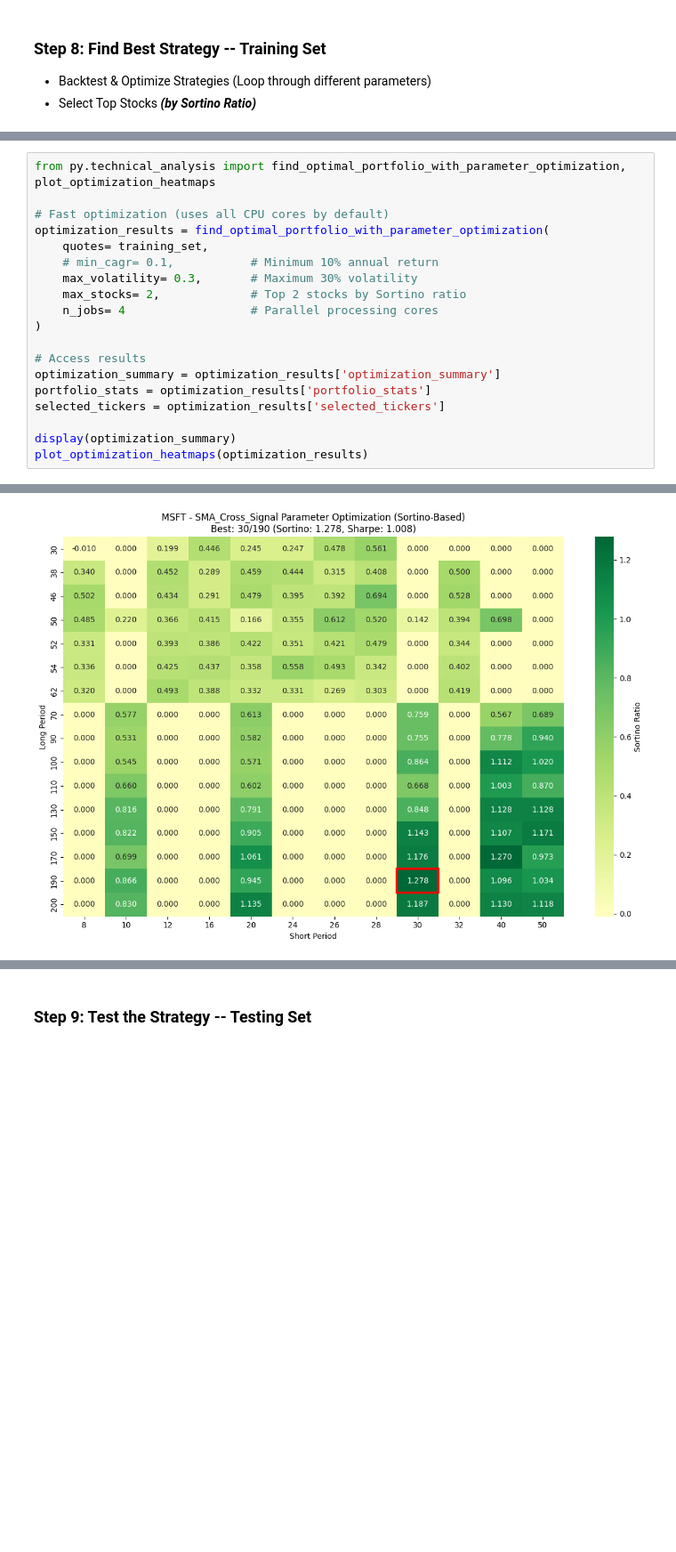
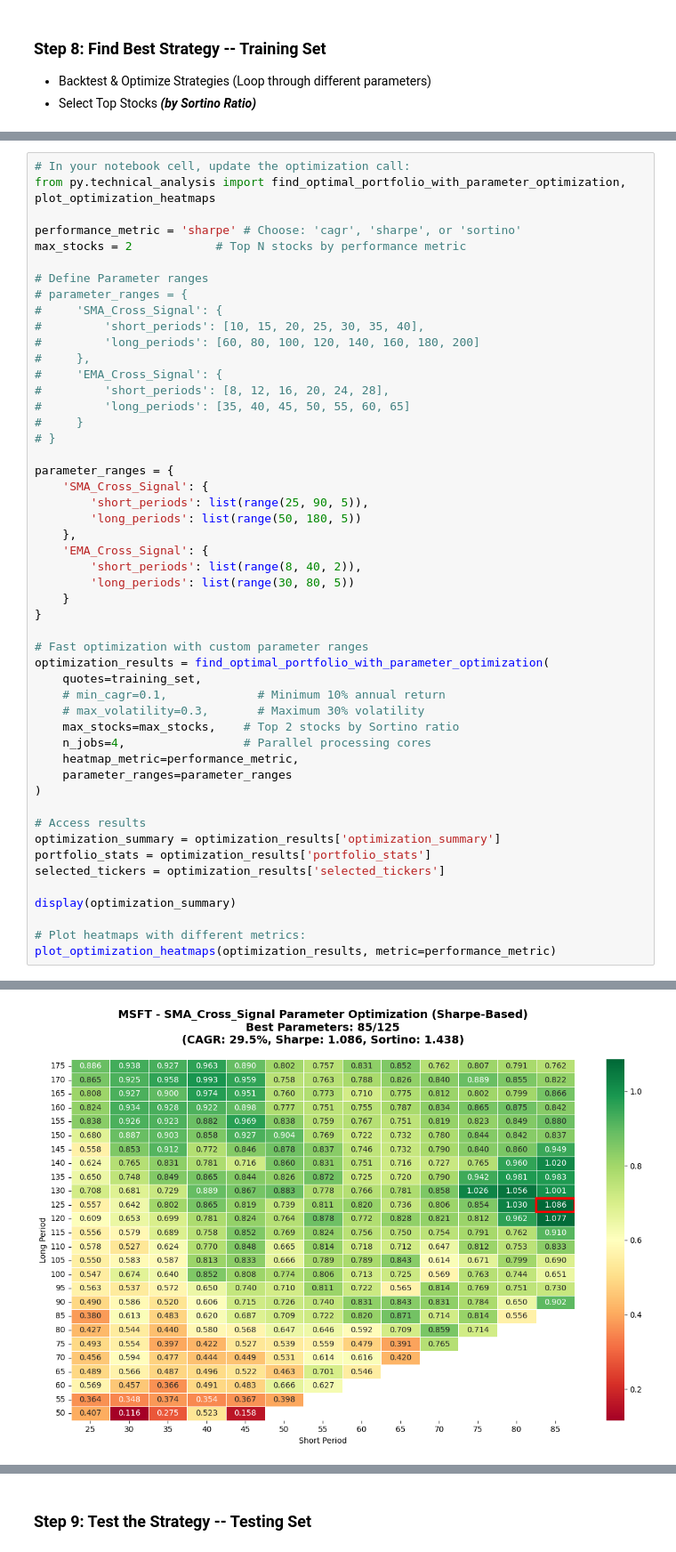
Before and after one commit to renan-peres/mfin-algo-trading-team, a Jupyter notebook: 02_short_term_portfolio.ipynb, the cells around one changed output, grey strips where cells are left out. Shown at 89% size. Drawn from its saved outputs; the diff is of its cells as text; blank space fills up the shorter version.

Commit message:
Heatmap Parameters Update

```diff
--- a/02_short_term_portfolio.ipynb
+++ b/02_short_term_portfolio.ipynb
@@ -346,13 +365,42 @@ Testing period: 2023-06-02 00:00:00 to 2025-06-04 00:00:00
 # %%
+# In your notebook cell, update the optimization call:
 from py.technical_analysis import find_optimal_portfolio_with_parameter_optimization, plot_optimization_heatmaps
 
-# Fast optimization (uses all CPU cores by default)
+performance_metric = 'sharpe' # Choose: 'cagr', 'sharpe', or 'sortino'
+max_stocks = 2            # Top N stocks by performance metric
+
+# Define Parameter ranges
+# parameter_ranges = {
+#     'SMA_Cross_Signal': {
+#         'short_periods': [10, 15, 20, 25, 30, 35, 40],
+#         'long_periods': [60, 80, 100, 120, 140, 160, 180, 200]
+#     },
+#     'EMA_Cross_Signal': {
+#         'short_periods': [8, 12, 16, 20, 24, 28],
+#         'long_periods': [35, 40, 45, 50, 55, 60, 65]
+#     }
+# }
+
+parameter_ranges = {
+    'SMA_Cross_Signal': {
+        'short_periods': list(range(25, 90, 5)),
+        'long_periods': list(range(50, 180, 5))
+    },
+    'EMA_Cross_Signal': {
+        'short_periods': list(range(8, 40, 2)),
+        'long_periods': list(range(30, 80, 5))
+    }
+}
+
+# Fast optimization with custom parameter ranges
 optimization_results = find_optimal_portfolio_with_parameter_optimization(
-    quotes= training_set,
-    # min_cagr= 0.1,           # Minimum 10% annual return
-    max_volatility= 0.3,       # Maximum 30% volatility
-    max_stocks= 2,             # Top 2 stocks by Sortino ratio
-    n_jobs= 4                  # Parallel processing cores
+    quotes=training_set,
+    # min_cagr=0.1,             # Minimum 10% annual return
+    # max_volatility=0.3,       # Maximum 30% volatility
+    max_stocks=max_stocks,    # Top 2 stocks by Sortino ratio
+    n_jobs=4,                 # Parallel processing cores
+    heatmap_metric=performance_metric,
+    parameter_ranges=parameter_ranges
 )
 
 # Access results
@@ -361,5 +409,7 @@ portfolio_stats = optimization_results['portfolio_stats']
 selected_tickers = optimization_results['selected_tickers']
 
 display(optimization_summary)
-plot_optimization_heatmaps(optimization_results)
+
+# Plot heatmaps with different metrics:
+plot_optimization_heatmaps(optimization_results, metric=performance_metric)
 # %% [output]
@@ -387 +419 @@ FAST PORTFOLIO OPTIMIZATION PIPELINE (SORTINO-BASED)
-[figure, old version]
+[figure, new version]
```
Also changed, not shown: parts of 13 cells of this notebook, 18 other files.
